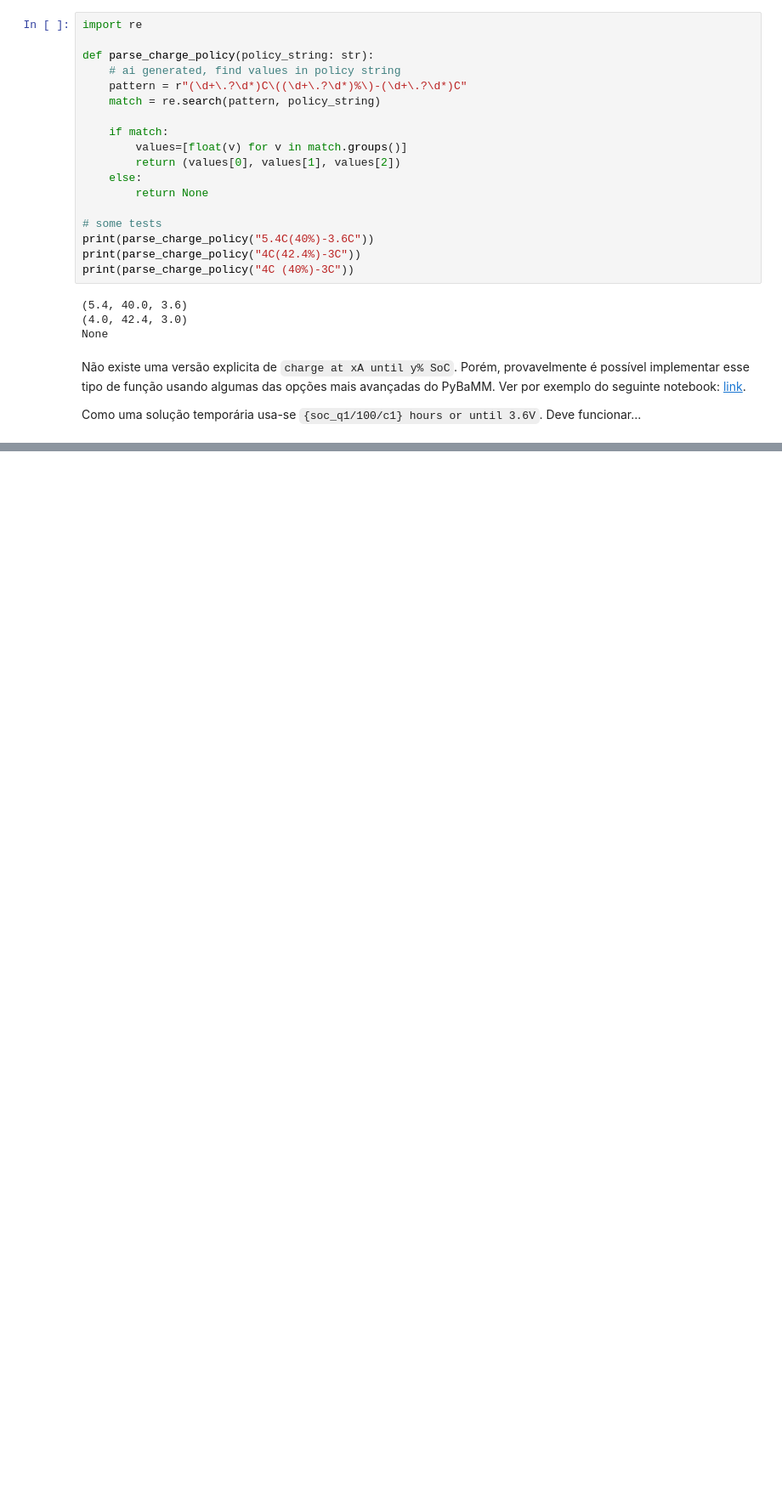
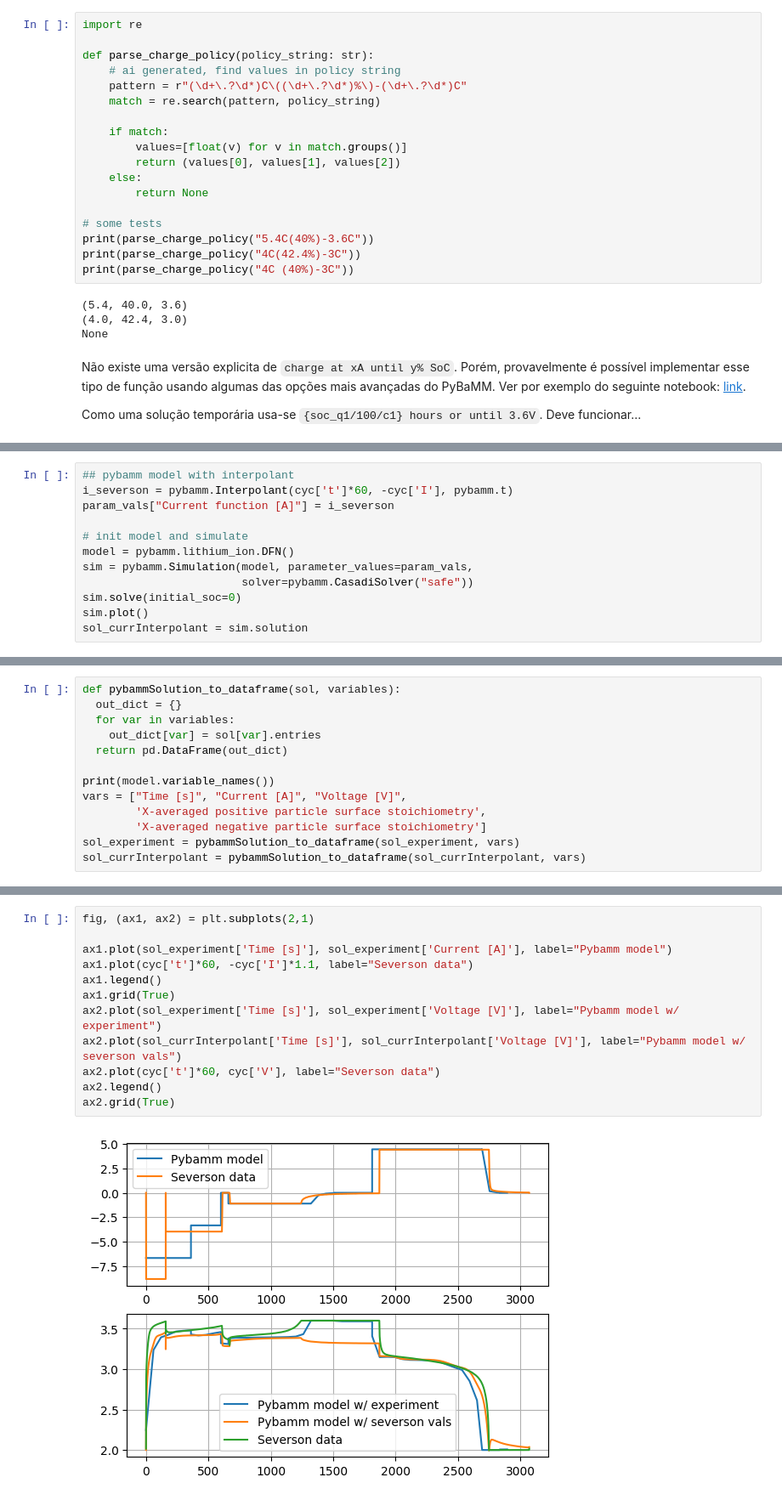
Before and after one commit to SarvTex/june_sciml_workshop, a Jupyter notebook: 14_pybammSeversonCompare.ipynb, the cells around one changed output, grey strips where cells are left out. Shown at 85% size. Cells and saved outputs as stored; diff of their text form; blank space fills up the shorter version.

```diff
--- a/14_pybammSeversonCompare.ipynb
+++ b/14_pybammSeversonCompare.ipynb
@@ -266,0 +282,12 @@ Upper voltage cut-off [V]       3.6
+# %%
+## pybamm model with interpolant
+i_severson = pybamm.Interpolant(cyc['t']*60, -cyc['I'], pybamm.t)
+param_vals["Current function [A]"] = i_severson
+
+# init model and simulate
+model = pybamm.lithium_ion.DFN()
+sim = pybamm.Simulation(model, parameter_values=param_vals,
+                        solver=pybamm.CasadiSolver("safe"))
+sim.solve(initial_soc=0)
+sim.plot()
+sol_currInterpolant = sim.solution
@@ -266,0 +298,13 @@ Upper voltage cut-off [V]       3.6
+# %%
+def pybammSolution_to_dataframe(sol, variables):
+  out_dict = {}
+  for var in variables:
+    out_dict[var] = sol[var].entries
+  return pd.DataFrame(out_dict)
+
+print(model.variable_names())
+vars = ["Time [s]", "Current [A]", "Voltage [V]",
+        'X-averaged positive particle surface stoichiometry',
+        'X-averaged negative particle surface stoichiometry']
+sol_experiment = pybammSolution_to_dataframe(sol_experiment, vars)
+sol_currInterpolant = pybammSolution_to_dataframe(sol_currInterpolant, vars)
@@ -266,0 +313,14 @@ Upper voltage cut-off [V]       3.6
+# %%
+fig, (ax1, ax2) = plt.subplots(2,1)
+
+ax1.plot(sol_experiment['Time [s]'], sol_experiment['Current [A]'], label="Pybamm model")
+ax1.plot(cyc['t']*60, -cyc['I']*1.1, label="Severson data")
+ax1.legend()
+ax1.grid(True)
+ax2.plot(sol_experiment['Time [s]'], sol_experiment['Voltage [V]'], label="Pybamm model w/ experiment")
+ax2.plot(sol_currInterpolant['Time [s]'], sol_currInterpolant['Voltage [V]'], label="Pybamm model w/ severson vals")
+ax2.plot(cyc['t']*60, cyc['V'], label="Severson data")
+ax2.legend()
+ax2.grid(True)
+# %% [output]
+[figure, added]
```
Also changed, not shown: parts of 13 cells of this notebook.
